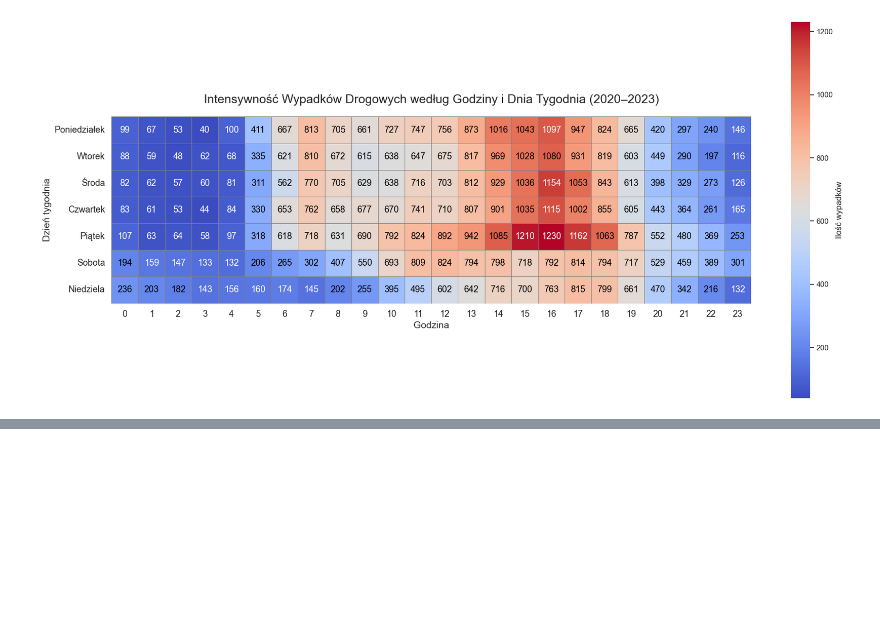
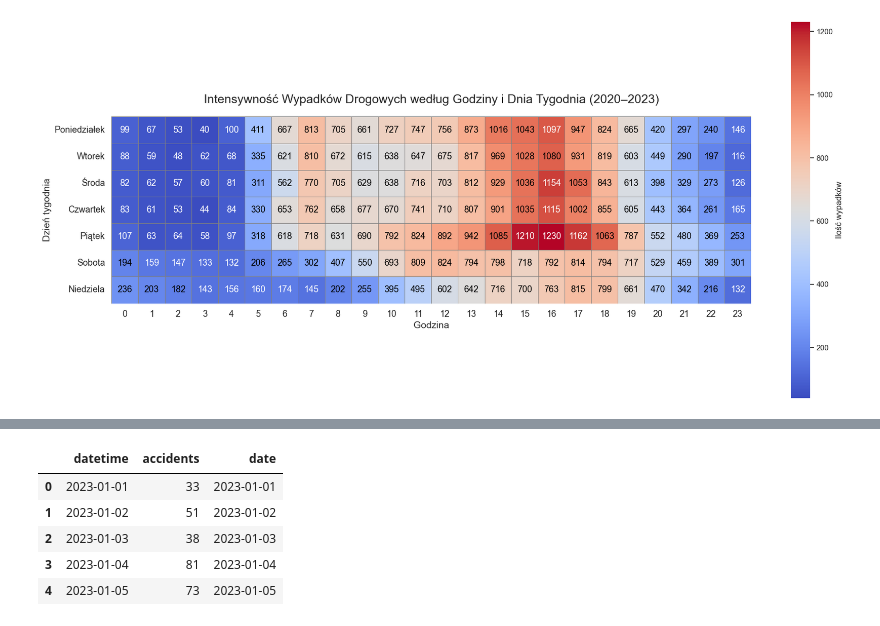
Before and after one commit to JankData/car-accidents-visualizations, a Jupyter notebook: notebooks/wypadki1.ipynb, the cells around one changed output, grey strips where cells are left out. Drawn from its saved outputs; the diff is of its cells as text; code cells hidden in the pictures; blank space fills up the shorter version.

```diff
--- a/notebooks/wypadki1.ipynb
+++ b/notebooks/wypadki1.ipynb
@@ -329,0 +350,16 @@ plt.show()
+# %%
+acc_per_day = (
+    df_acc_2023
+    .groupby(df_acc_2023["datetime"].dt.date)
+    .size()
+    .reset_index(name="accidents")
+)
+acc_per_day["date"] = pd.to_datetime(acc_per_day["datetime"])
+acc_per_day.head()
+# %% [output]
+|  | datetime | accidents | date |
+| 0 | 2023-01-01 | 33 | 2023-01-01 |
+| 1 | 2023-01-02 | 51 | 2023-01-02 |
+| 2 | 2023-01-03 | 38 | 2023-01-03 |
+| 3 | 2023-01-04 | 81 | 2023-01-04 |
+| 4 | 2023-01-05 | 73 | 2023-01-05 |
```
Also changed, not shown: parts of 9 cells of this notebook.
